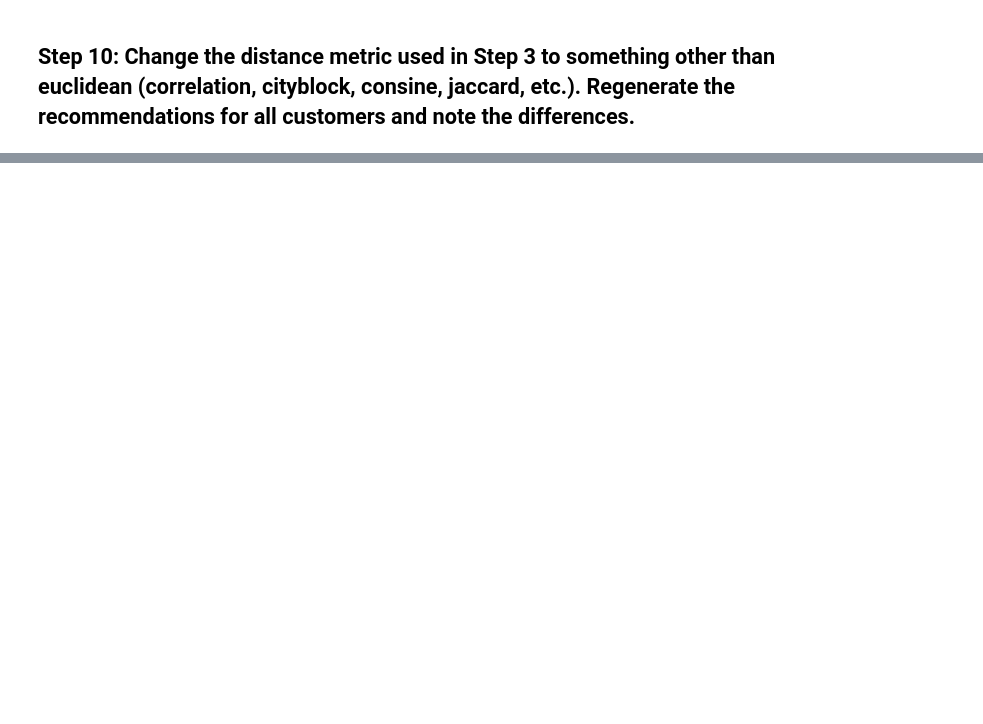
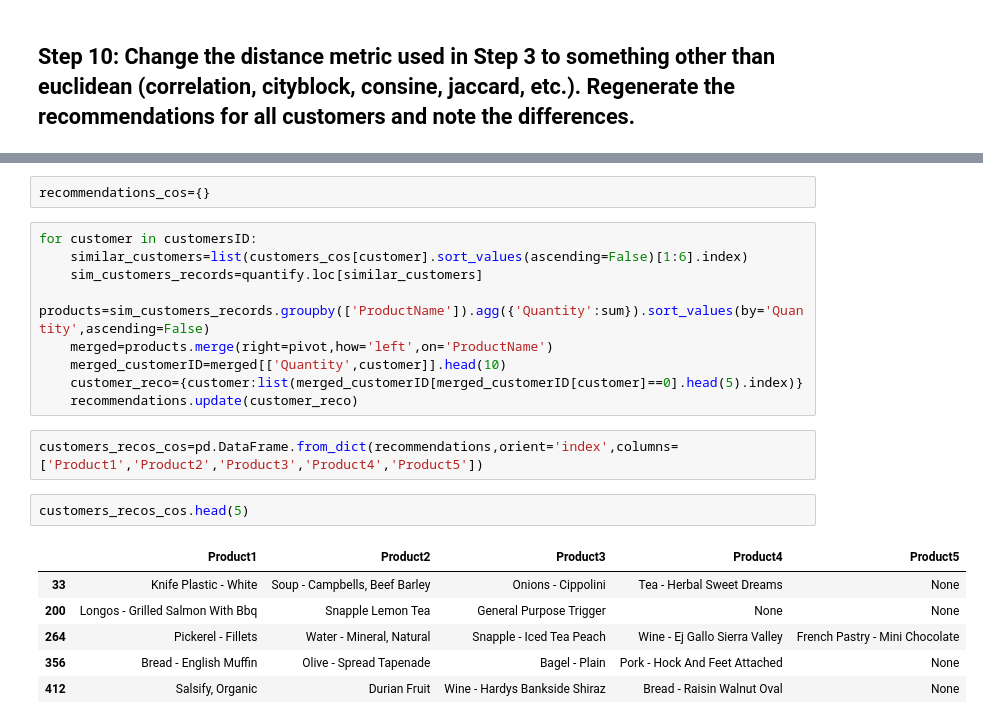
Before and after one commit to silviaherf/datamad0820, a Jupyter notebook: module-2/lab-intro-recommender-systems/your-code/main.ipynb, the cells around one changed output, grey strips where cells are left out. Drawn from its saved outputs; the diff is of its cells as text; blank space fills up the shorter version.

```diff
--- a/module-2/lab-intro-recommender-systems/your-code/main.ipynb
+++ b/module-2/lab-intro-recommender-systems/your-code/main.ipynb
@@ -190,0 +200,22 @@ pd.DataFrame.from_dict(recommendations,orient='index',columns=['Product1','Produ
+# %%
+recommendations_cos={}
+# %%
+for customer in customersID:
+    similar_customers=list(customers_cos[customer].sort_values(ascending=False)[1:6].index)
+    sim_customers_records=quantify.loc[similar_customers]
+    products=sim_customers_records.groupby(['ProductName']).agg({'Quantity':sum}).sort_values(by='Quantity',ascending=False)
+    merged=products.merge(right=pivot,how='left',on='ProductName')
+    merged_customerID=merged[['Quantity',customer]].head(10)
+    customer_reco={customer:list(merged_customerID[merged_customerID[customer]==0].head(5).index)}
+    recommendations.update(customer_reco)
+# %%
+customers_recos_cos=pd.DataFrame.from_dict(recommendations,orient='index',columns=['Product1','Product2','Product3','Product4','Product5'])
+# %%
+customers_recos_cos.head(5)
+# %% [output]
+|  | Product1 | Product2 | Product3 | Product4 | Product5 |
+| 33 | Knife Plastic - White | Soup - Campbells, Beef Barley | Onions - Cippolini | Tea - Herbal Sweet Dreams | None |
+| 200 | Longos - Grilled Salmon With Bbq | Snapple Lemon Tea | General Purpose Trigger | None | None |
+| 264 | Pickerel - Fillets | Water - Mineral, Natural | Snapple - Iced Tea Peach | Wine - Ej Gallo Sierra Valley | French Pastry - Mini Chocolate |
+| 356 | Bread - English Muffin | Olive - Spread Tapenade | Bagel - Plain | Pork - Hock And Feet Attached | None |
+| 412 | Salsify, Organic | Durian Fruit | Wine - Hardys Bankside Shiraz | Bread - Raisin Walnut Oval | None |
```
Also changed, not shown: parts of 4 cells of this notebook.
